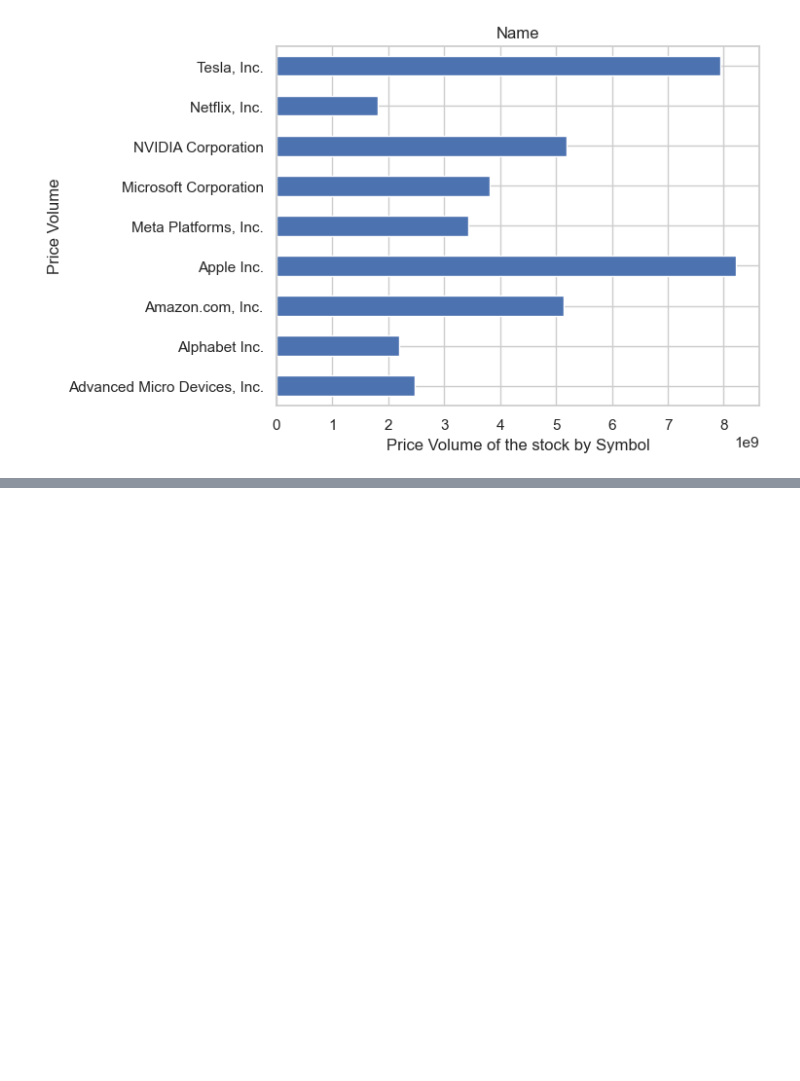
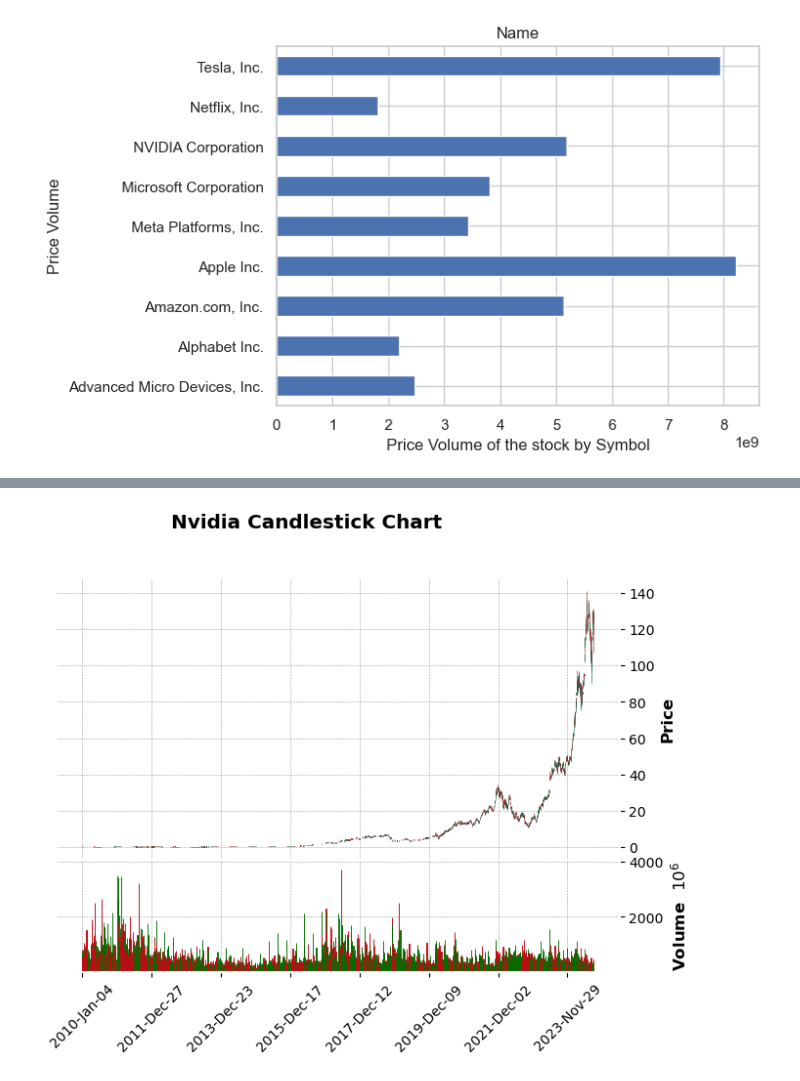
Before and after one commit to zibia-cunha/S-P500-exploratory-financial-anallysis, a Jupyter notebook: analiseM.ipynb, the cells around one changed output, grey strips where cells are left out. Cells and saved outputs as stored; diff of their text form; code cells hidden in the pictures; blank space fills up the shorter version.

Commit message:
Novos graficos candle

```diff
--- a/analiseM.ipynb
+++ b/analiseM.ipynb
@@ -353,0 +365,10 @@ plt.show()
+# %%
+nvidia_df = df_stocks[df_stocks['Symbol'] == 'NVDA']
+
+# Set the 'Date' column as the index
+nvidia_df['Date'] = pd.to_datetime(nvidia_df['Date'])
+nvidia_df.set_index('Date', inplace=True)
+#will plot the candle stick graph of the nvidia stock using the type='candle'
+mpf.plot(nvidia_df, type='candle', volume=True, title='Nvidia Candlestick Chart', style='charles')
+# %% [output]
+[figure, added]
```
Also changed, not shown: parts of 7 cells of this notebook.
